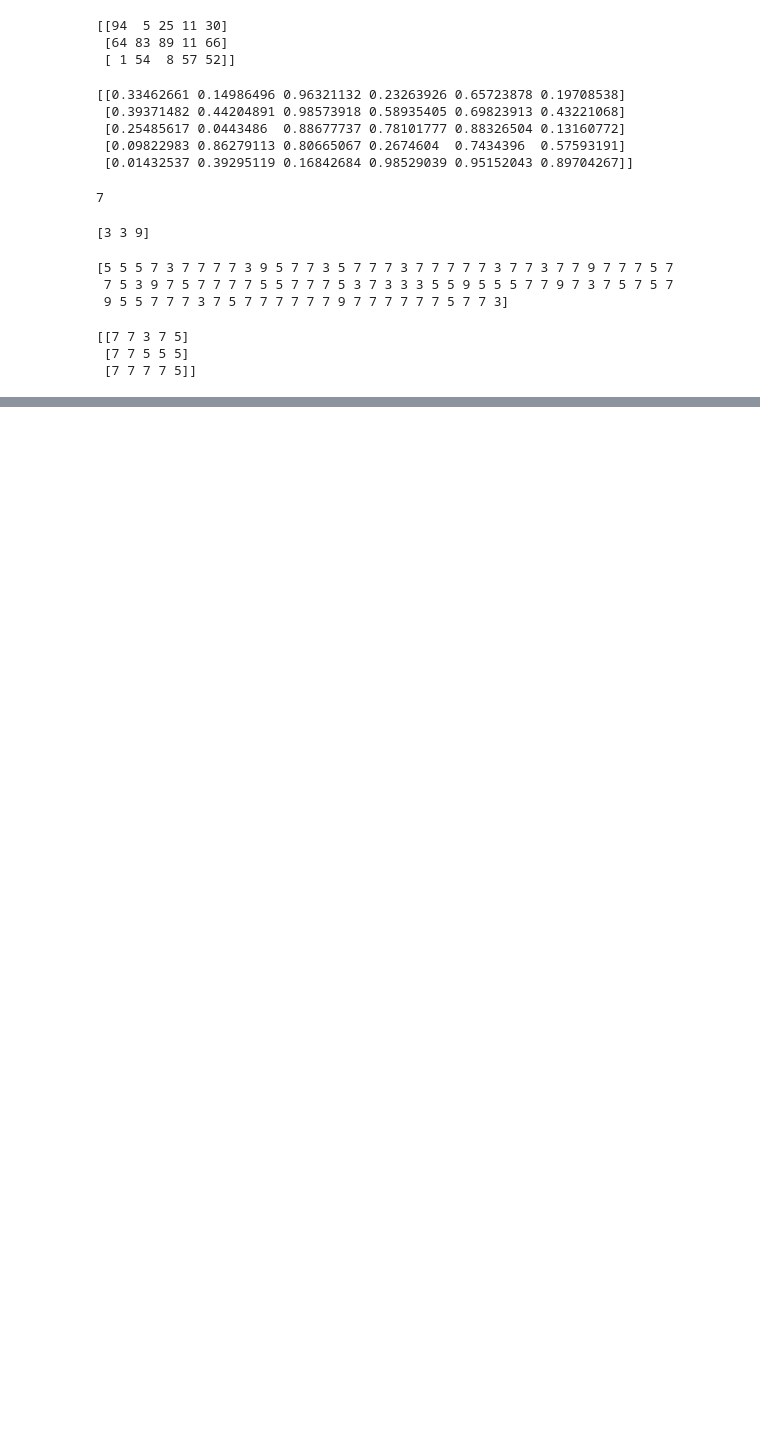
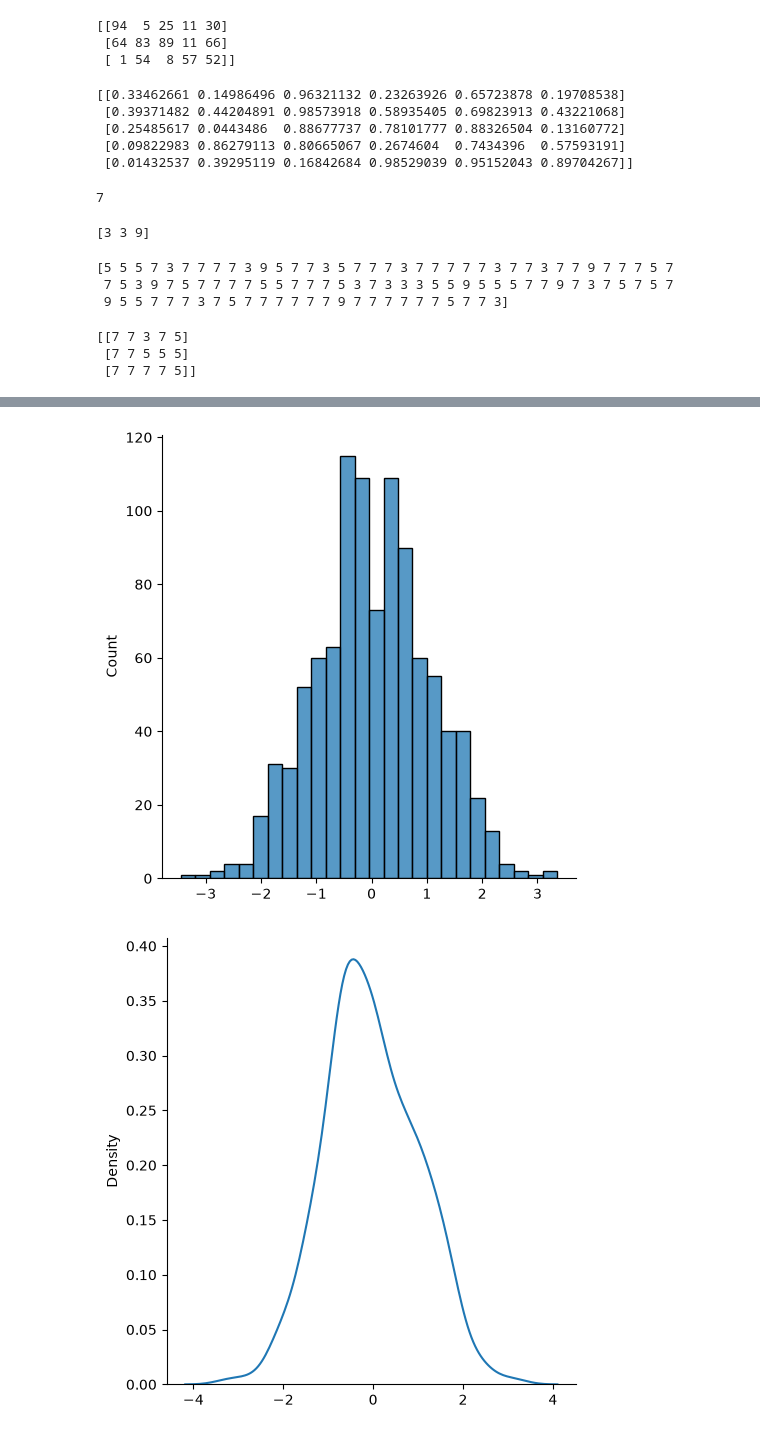
Before and after one commit to malayofficialcse-dev/Data-Science-and-Machine-Learning-, a Jupyter notebook: numpy.ipynb, the cells around one changed output, grey strips where cells are left out. Cells and saved outputs as stored; diff of their text form; code cells hidden in the pictures; blank space fills up the shorter version.

```diff
--- a/numpy.ipynb
+++ b/numpy.ipynb
@@ -790,0 +829,8 @@ print(x)
+# %%
+sns.displot(random.normal(size=1000),kind="hist")
+sns.displot(random.normal(size=500),kind="kde")
+
+plt.show()
+# %% [output]
+[figure, added]
+[figure, added]
```
Also changed, not shown: parts of 6 cells of this notebook.
